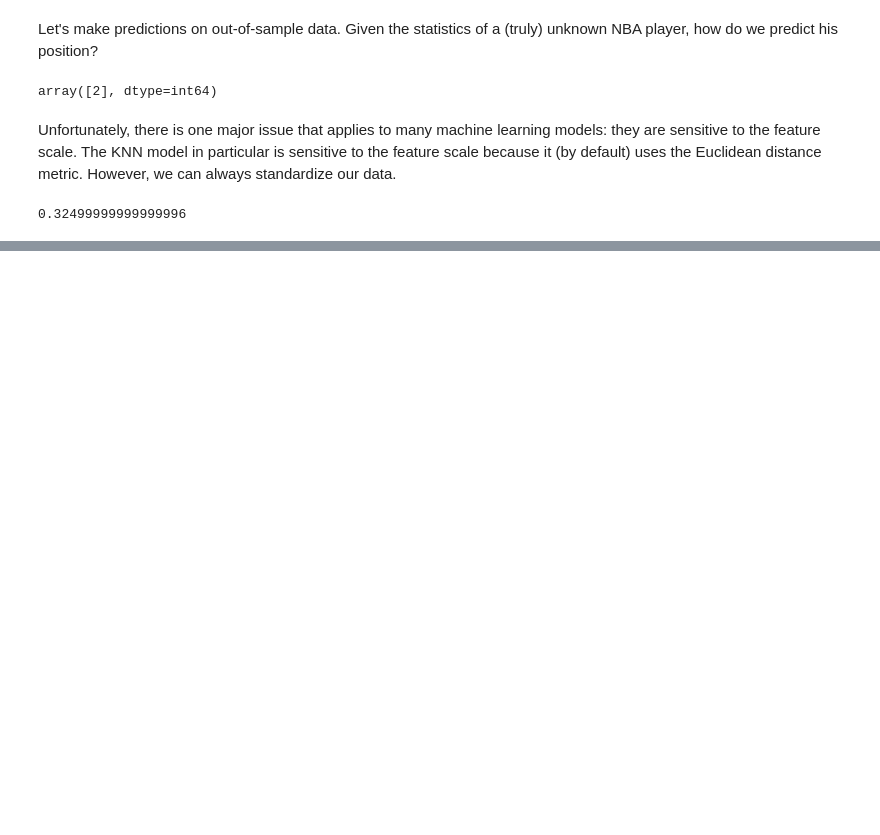
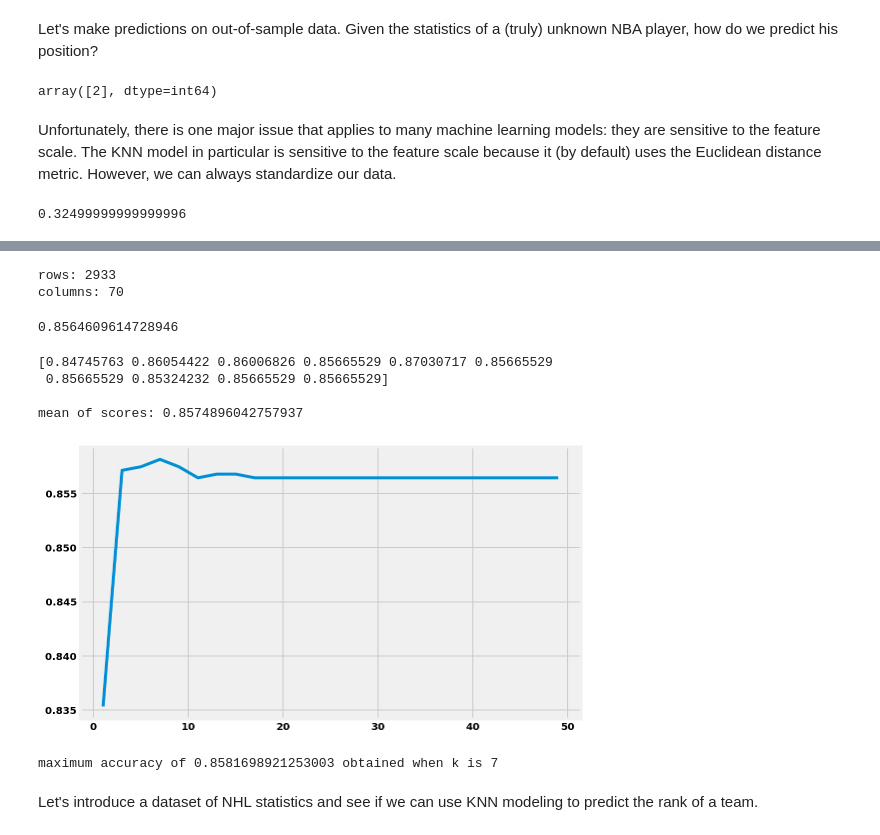
Before and after one commit to Andaluz/Data_Science, a Jupyter notebook: KNN_Modeling.ipynb, the cells around one changed output, grey strips where cells are left out. Cells and saved outputs as stored; diff of their text form; code cells hidden in the pictures; blank space fills up the shorter version.

Commit message:
20200421 UPDATE KNN_Modeling notebook

```diff
--- a/KNN_Modeling.ipynb
+++ b/KNN_Modeling.ipynb
@@ -499,0 +662,59 @@ print(testing_error)
+# %%
+# Let's check how many rows and columns are left after dropping the null values #
+# Note: dummies are included #
+churn_nona = churn.dropna()
+print('rows:', churn_nona.shape[0], '\ncolumns:', churn_nona.shape[1])
+# %% [output]
+rows: 2933
+columns: 70
+# %%
+# Let's create a target vector and a predictor matrix #
+X = churn_nona.drop(['area_code','state','churn'], axis =1)
+y = churn_nona.churn.values
+# %%
+# Let's calculate the baseline accuracy for churn #
+baseline = 1. - churn_nona.churn.mean()
+print(baseline)
+# %% [output]
+0.8564609614728946
+# %%
+# Let's instantiate the knn model #
+knn = KNeighborsClassifier(n_neighbors=5)
+
+# Let's standardize the predictor matrix #
+ss = StandardScaler()
+Xs = ss.fit_transform(X)
+
+# Let's cross-validate the KNN model predicting churn #
+scores = cross_val_score(knn, Xs, y, cv=10)
+print(scores)
+print('\nmean of scores:',np.mean(scores))
+# %% [output]
+[0.84745763 0.86054422 0.86006826 0.85665529 0.87030717 0.85665529
+ 0.85665529 0.85324232 0.85665529 0.85665529]
+
+mean of scores: 0.8574896042757937
+# %%
+# Let's iterate from k=1 to k=49 (odd) and cross-validate the accuracy of the model for each #
+k_values = list(range(1,50,2))
+accs = []
+
+for k in k_values:
+    knn = KNeighborsClassifier(n_neighbors=k)
+    scores = cross_val_score(knn, Xs, y, cv=10)
+    accs.append(np.mean(scores))
+# %%
+# Let's plot the cross-validated mean accuracy for each score #
+fig, ax = plt.subplots(figsize=(8,5))
+ax.plot(k_values, accs, lw=3)
+plt.show()
+
+for a, b in list(zip(k_values,accs)):
+    if b == np.max(accs):
+        print('maximum accuracy of',b,'obtained when k is',a)
+    else: pass
+# %% [output]
+[figure, added]
+maximum accuracy of 0.8581698921253003 obtained when k is 7
+# %% [markdown]
+Let's introduce a dataset of NHL statistics and see if we can use KNN modeling to predict the rank of a team.
```
Also changed, not shown: parts of 43 cells of this notebook.
